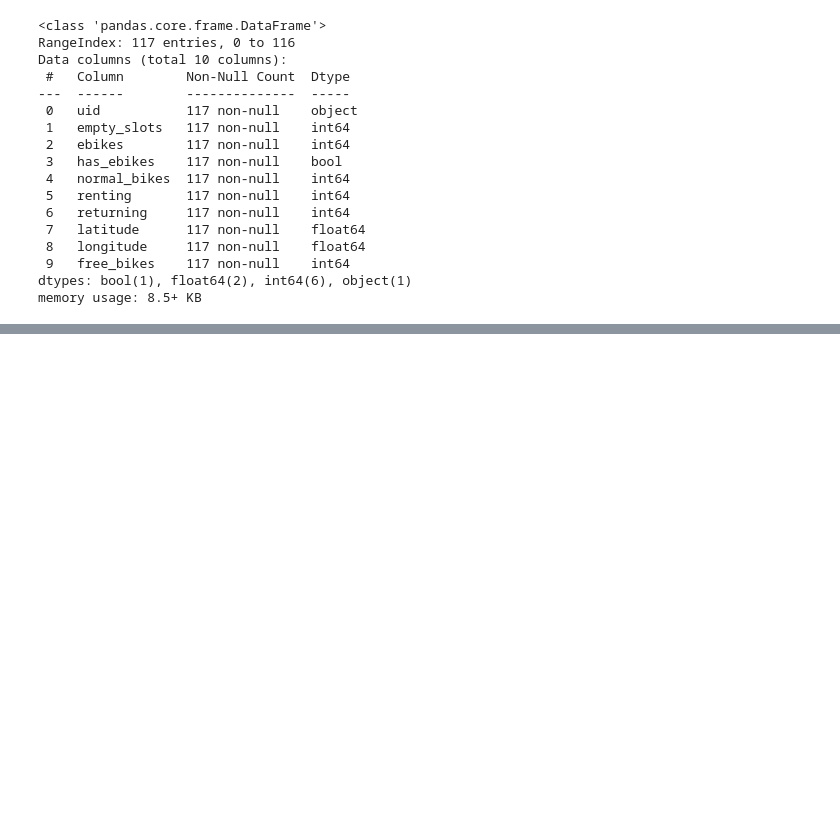
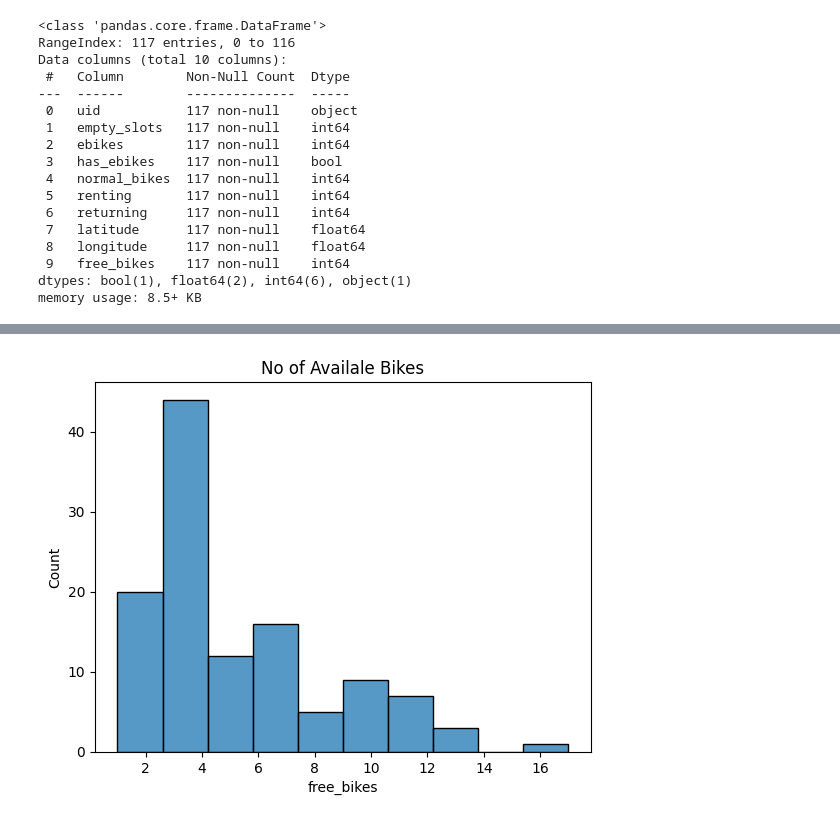
Before and after one commit to AduragbemiOyinlola/CityBike-API, a Jupyter notebook: citybike.ipynb, the cells around one changed output, grey strips where cells are left out. Cells and saved outputs as stored; diff of their text form; code cells hidden in the pictures; blank space fills up the shorter version.

```diff
--- a/citybike.ipynb
+++ b/citybike.ipynb
@@ -345,0 +385,5 @@ memory usage: 8.5+ KB
+# %%
+sns.histplot(data=BBframe, x=BBframe['free_bikes']);
+plt.title('No of Availale Bikes');
+# %% [output]
+[figure, added]
```
Also changed, not shown: parts of 8 cells of this notebook.
